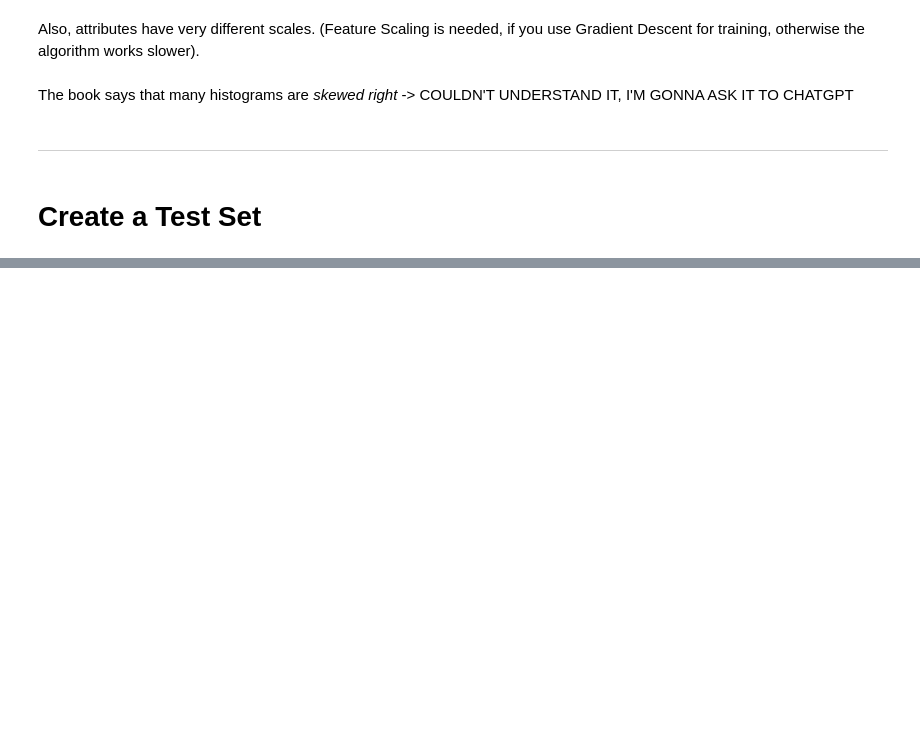
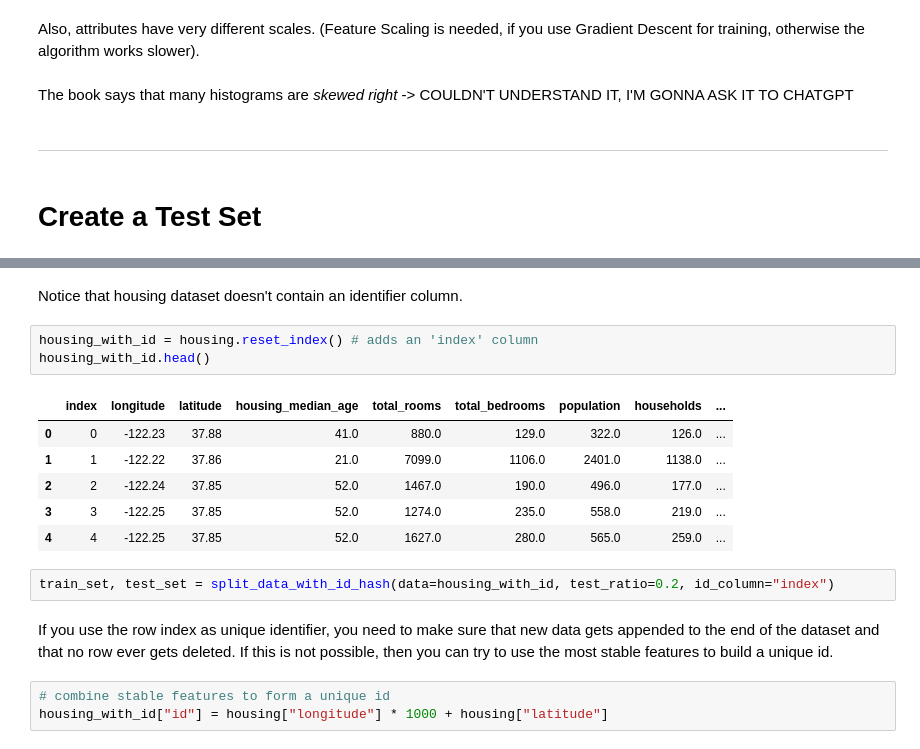
Before and after one commit to emredemirbas/regrespresso, a Jupyter notebook: regrespresso.ipynb, the cells around one changed output, grey strips where cells are left out. Saved outputs shown, nothing was run; the diff lists cells and outputs as text; blank space fills up the shorter version.

Commit message:
Different train test split approaches have been added.

```diff
--- a/regrespresso.ipynb
+++ b/regrespresso.ipynb
@@ -258,0 +368,19 @@ The book says that many histograms are *skewed right* -> COULDN'T UNDERSTAND IT,
+# %% [markdown]
+Notice that housing dataset doesn't contain an identifier column.
+# %%
+housing_with_id = housing.reset_index() # adds an 'index' column
+housing_with_id.head()
+# %% [output]
+|  | index | longitude | latitude | housing_median_age | total_rooms | total_bedrooms | population | households | ... |
+| 0 | 0 | -122.23 | 37.88 | 41.0 | 880.0 | 129.0 | 322.0 | 126.0 | ... |
+| 1 | 1 | -122.22 | 37.86 | 21.0 | 7099.0 | 1106.0 | 2401.0 | 1138.0 | ... |
+| 2 | 2 | -122.24 | 37.85 | 52.0 | 1467.0 | 190.0 | 496.0 | 177.0 | ... |
+| 3 | 3 | -122.25 | 37.85 | 52.0 | 1274.0 | 235.0 | 558.0 | 219.0 | ... |
+| 4 | 4 | -122.25 | 37.85 | 52.0 | 1627.0 | 280.0 | 565.0 | 259.0 | ... |
+# %%
+train_set, test_set = split_data_with_id_hash(data=housing_with_id, test_ratio=0.2, id_column="index")
+# %% [markdown]
+If you use the row index as unique identifier, you need to make sure that new data gets appended to the end of the dataset and that no row ever gets deleted. If this is not possible, then you can try to use the most stable features to build a unique id.
+# %%
+# combine stable features to form a unique id
+housing_with_id["id"] = housing["longitude"] * 1000 + housing["latitude"]
```
Also changed, not shown: parts of 12 cells of this notebook.
